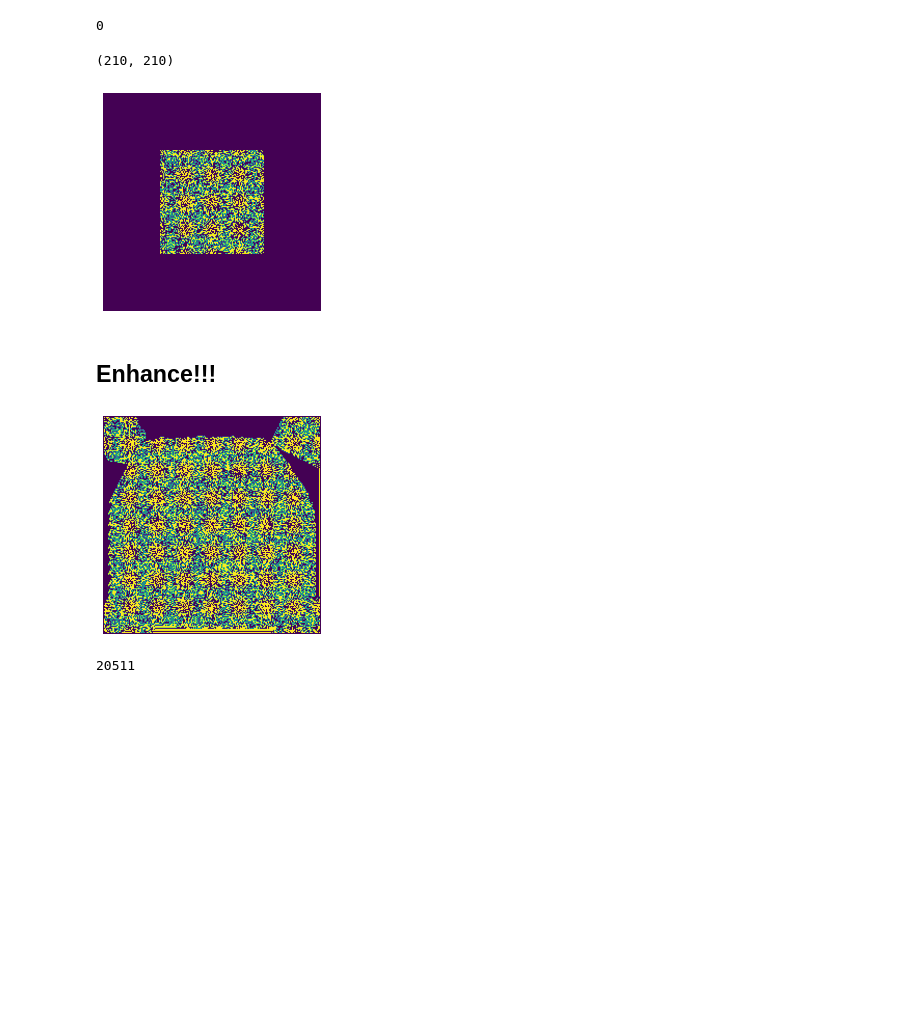
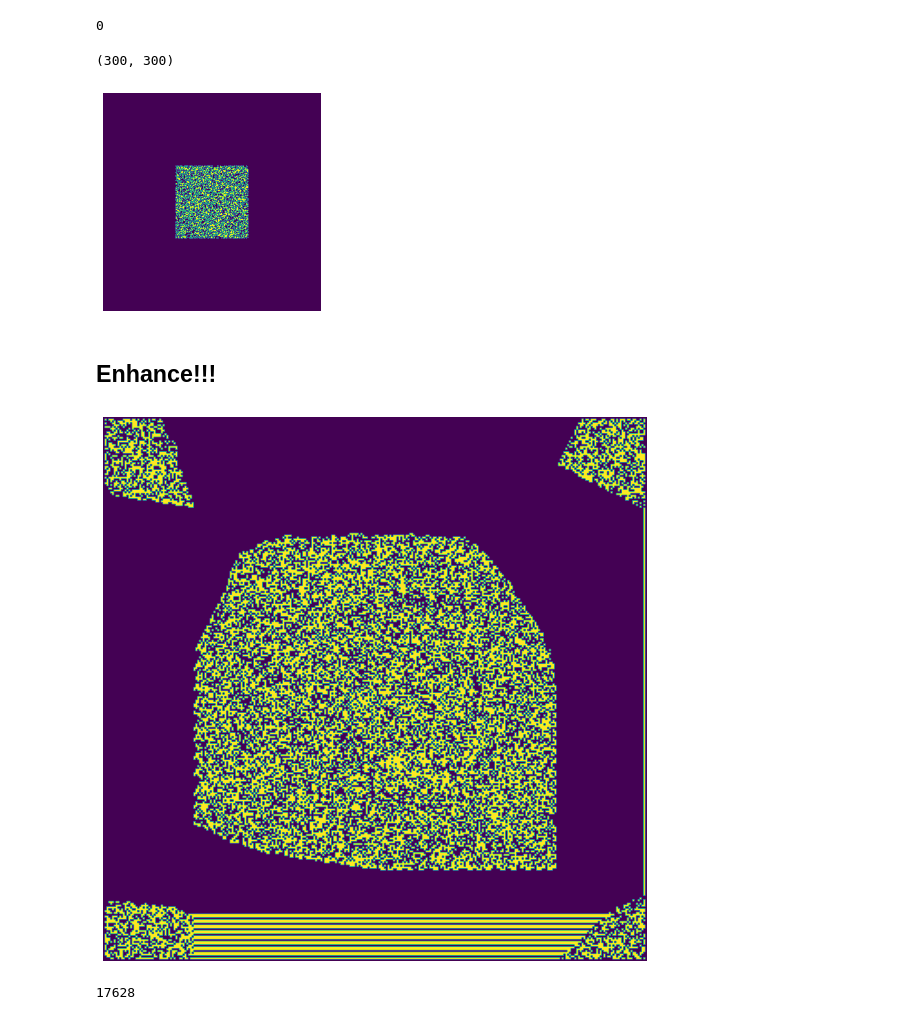
Before and after one commit to Lef-F/advent2021, a Jupyter notebook: solutions/day-20.ipynb, the cells around one changed output. Drawn from its saved outputs; the diff is of its cells as text; code cells hidden in the pictures; blank space fills up the shorter version.

```diff
--- a/solutions/day-20.ipynb
+++ b/solutions/day-20.ipynb
@@ -20,17 +20,23 @@ def to_int(binary: str) -> int:
     """
     return int(binary, base=2)
 
-def read_input(input_data: str) -> Tuple[np.array, np.array]:
+def read_input(input_data: Union[str, List[str]]) -> Tuple[np.ndarray, np.ndarray]:
     """Convert input data to two readable arrays of binary information for the algorithm and the image.
 
     Args:
-        input_data (str): Raw input data from submarine system
+        input_data: Raw input data from submarine system
 
     Returns:
-        Tuple[np.array, np.array]: Returns a tuple of 2 numpy arrays, the algorithm (N,) and the image (X,Y).
+        Returns a tuple containing 2 numpy arrays, the algorithm (N,) and the image (X,Y).
     """
-    to_binary = input_data.replace('.', '0').replace('#', '1')
+    to_binary = input_data.replace('.', '0').replace('#', '1').replace('\n', '')
     split = to_binary.split()
     algorithm = np.array([binary_digit for binary_digit in split[0]])
-    image = np.array([[binary_digit for binary_digit in binary_row.replace('.', '0').replace('#', '1')] for binary_row in split[1:]], dtype=int)
+    image = np.array(
+        [
+            [binary_digit for binary_digit in binary_row.replace('.', '0').replace('#', '1').replace('\n', '')]
+            for binary_row in split[1:]
+        ],
+        dtype=int
+    )
     return (algorithm, image)
@@ -172,16 +203,16 @@ image.shape
 # 22 / 2 == 11
 # ((11, 11),(11, 11))
 # %%
-padded_image = np.pad(image, ((55, 55),(55, 55)))
+padded_image = np.pad(image, ((100, 100),(100, 100)))
 padded_image.shape
 # %% [output]
-(210, 210)
+(300, 300)
 # %%
 plt.imshow(padded_image)
 plt.axis(False)
 plt.show()
 # %% [output]
-[figure, old version]
+[figure, new version]
 # %% [markdown]
 ## Enhance!!!
 # %%
@@ -215,12 +246,13 @@ for enhance in range(enhance_times):
     enhanced_image = tmp_image.copy()
     tmp_image = np.zeros(enhanced_image.shape, dtype=int)
 # %%
-plt.imshow(enhanced_image)
+plt.figure(figsize=[10,10])
+plt.imshow(enhanced_image)#[50:270,40:270])
 plt.axis(False)
 plt.show()
 # %% [output]
-[figure, old version]
+[figure, new version]
 # %%
-enhanced_image.sum()
+enhanced_image[50:270,40:270].sum()
 # %% [output]
-20511
+17628
```
Also changed, not shown: parts of 5 cells of this notebook.
